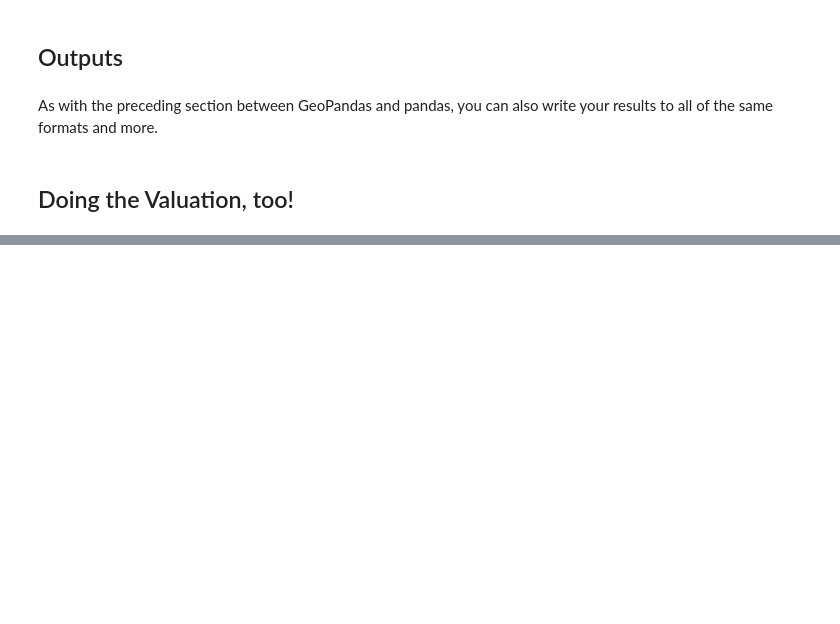
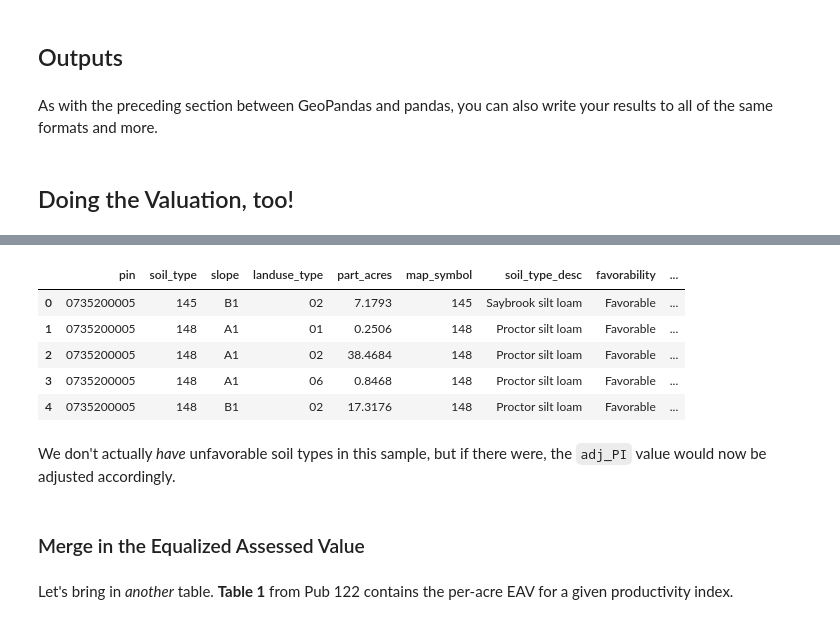
Before and after one commit to kcgis/farm-cards, a Jupyter notebook: farm-cards.ipynb, the cells around one changed output, grey strips where cells are left out. Drawn from its saved outputs; the diff is of its cells as text; code cells hidden in the pictures; blank space fills up the shorter version.

```diff
--- a/farm-cards.ipynb
+++ b/farm-cards.ipynb
@@ -531,0 +793,17 @@ They make up most of Publication 122, and are, unhelpfully, in PDF form. But
+# %%
+df[['adj_PI']] = df[['adj_PI']].where(df['favorability'] == 'Favorable', df['productivity_index'] * df['coeff_unf'], axis=0)
+
+df.head()
+# %% [output]
+|  | pin | soil_type | slope | landuse_type | part_acres | map_symbol | soil_type_desc | favorability | ... |
+| 0 | 0735200005 | 145 | B1 | 02 | 7.1793 | 145 | Saybrook silt loam | Favorable | ... |
+| 1 | 0735200005 | 148 | A1 | 01 | 0.2506 | 148 | Proctor silt loam | Favorable | ... |
+| 2 | 0735200005 | 148 | A1 | 02 | 38.4684 | 148 | Proctor silt loam | Favorable | ... |
+| 3 | 0735200005 | 148 | A1 | 06 | 0.8468 | 148 | Proctor silt loam | Favorable | ... |
+| 4 | 0735200005 | 148 | B1 | 02 | 17.3176 | 148 | Proctor silt loam | Favorable | ... |
+# %% [markdown]
+We don't actually *have* unfavorable soil types in this sample, but if there were, the `adj_PI` value would now be adjusted accordingly.
+# %% [markdown]
+### Merge in the Equalized Assessed Value
+# %% [markdown]
+Let's bring in *another* table. **Table 1** from Pub 122 contains the per-acre EAV for a given productivity index.
```
Also changed, not shown: parts of 71 cells of this notebook.
